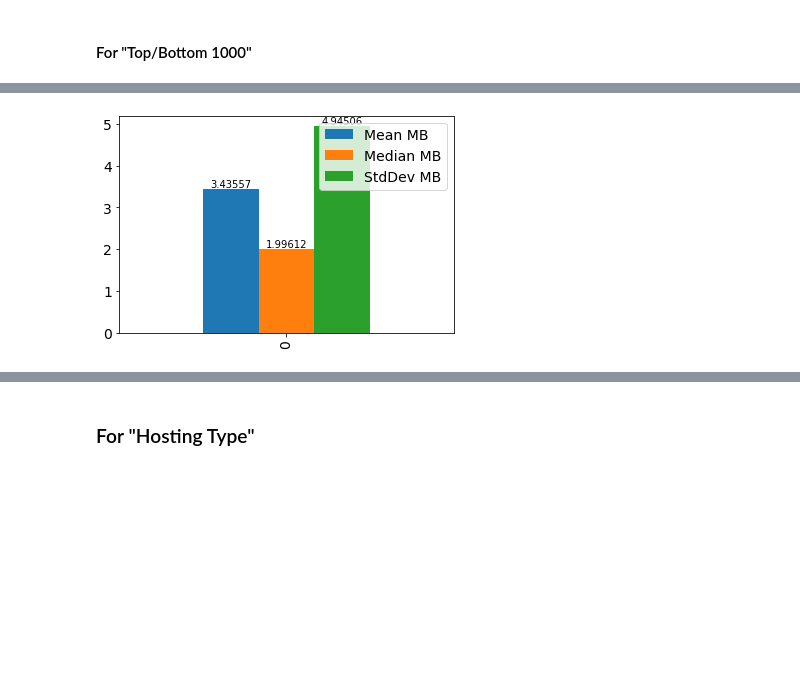
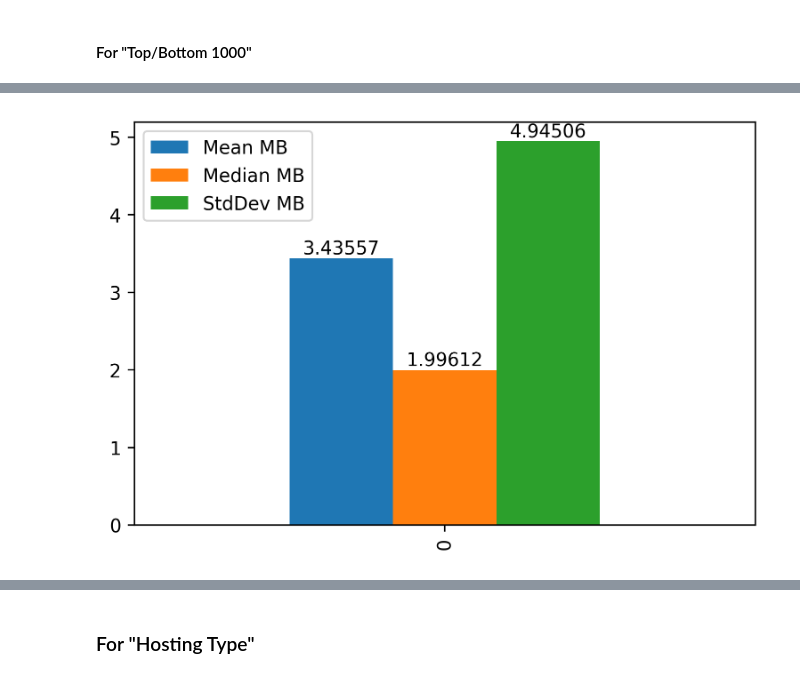
Before and after one commit to ivanivanov10101/bachelor-project, a Jupyter notebook: src/notebook.ipynb, the cells around one changed output, grey strips where cells are left out. Saved outputs shown, nothing was run; the diff lists cells and outputs as text; code cells hidden in the pictures; blank space fills up the shorter version.

```diff
--- a/src/notebook.ipynb
+++ b/src/notebook.ipynb
@@ -4,12 +4,12 @@
 import pandas as pd
 import numpy as np
 import matplotlib.pyplot as plt
-import seaborn as sns
 from pathlib import Path
 from tld import get_tld
 import warnings
 import re
 import os
+plt.rcParams['figure.dpi'] = 300
 # %%
 # Counts the number of available websites in the dataset, before cleanup.
 path = 'data\csv\\'
@@ -751,10 +662,10 @@ std = (first1000['Bytes'].std() / 1e+6)
 data = [mean, median, std]
 dfmmms = pd.DataFrame(data)
 
-ax = dfmmms.T.plot(kind='bar', fontsize = 14)
+ax = dfmmms.T.plot(kind='bar')
 for container in ax.containers:
     ax.bar_label(container)
-ax.legend(['Mean MB', 'Median MB', 'StdDev MB'], fontsize = 14)
-plt.savefig('images/graphs/top1000_sizes.png')
+ax.legend(['Mean MB', 'Median MB', 'StdDev MB'])
+plt.savefig('data/images/graphs/top1000_sizes.png')
 plt.show()
 # %% [output]
@@ -762,18 +673,18 @@ plt.show()
 # %%
 mean = (last1000['Bytes'].mean() / 1e+6)
 median = (last1000['Bytes'].median() / 1e+6)
 std = (last1000['Bytes'].std() / 1e+6)
 data = [mean, median, std]
 dfmmms = pd.DataFrame(data)
 
-ax = dfmmms.T.plot(kind='bar', fontsize = 14)
+ax = dfmmms.T.plot(kind='bar')
 for container in ax.containers:
     ax.bar_label(container)
-ax.legend(['Mean MB', 'Median MB', 'StdDev MB'], fontsize = 14)
-plt.savefig('images/graphs/bottom1000_sizes.png')
+ax.legend(['Mean MB', 'Median MB', 'StdDev MB'])
+plt.savefig('data/images/graphs/bottom1000_sizes.png')
 plt.show()
 # %% [output]
-[figure, old version]
+[figure, new version]
 # %%
 mean = (first1000['Statistics: CO2 Grams, Grid'].mean())
 median = (first1000['Statistics: CO2 Grams, Grid'].median())
```
Also changed, not shown: parts of 37 cells of this notebook, 8 other files.
